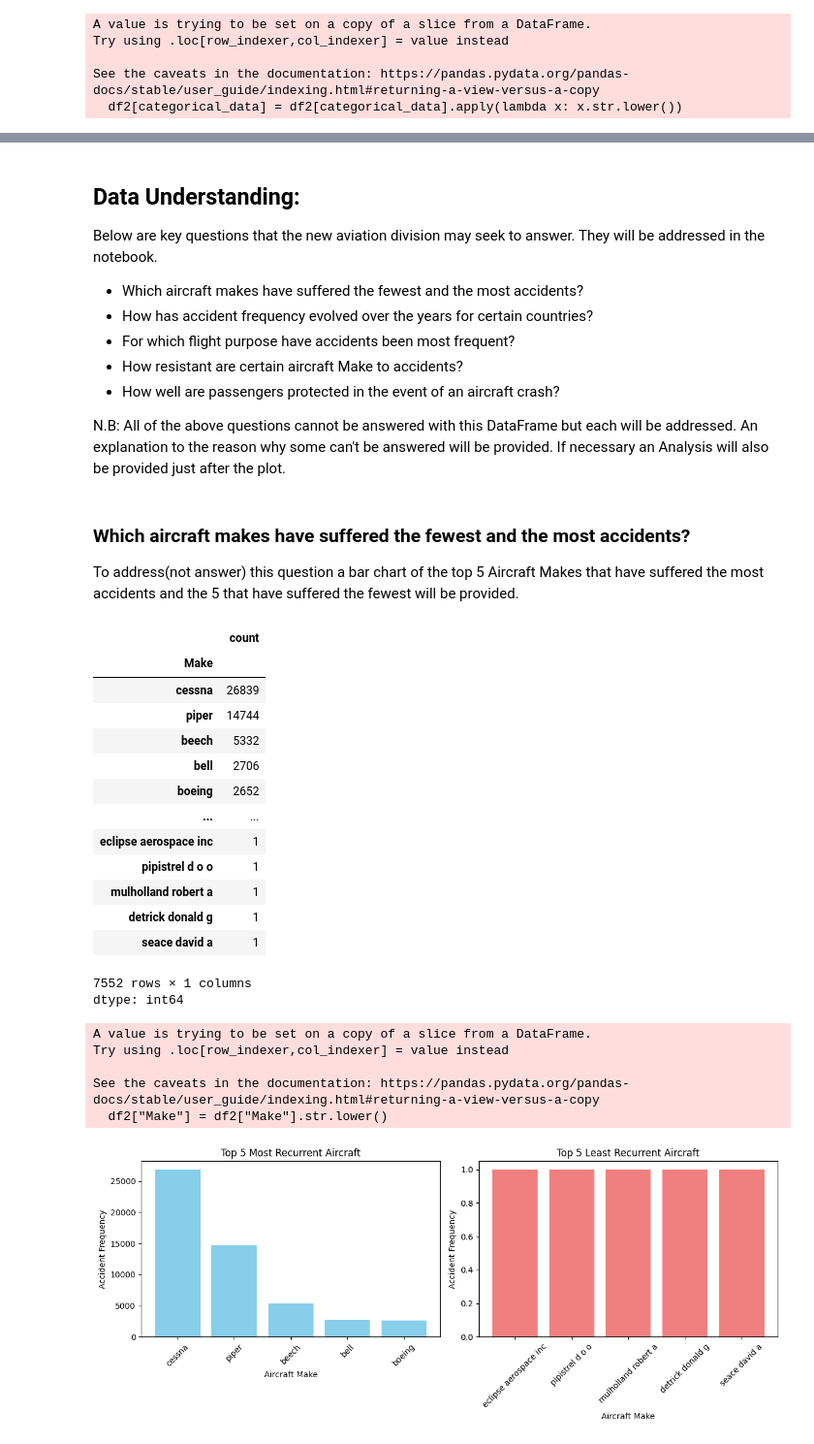
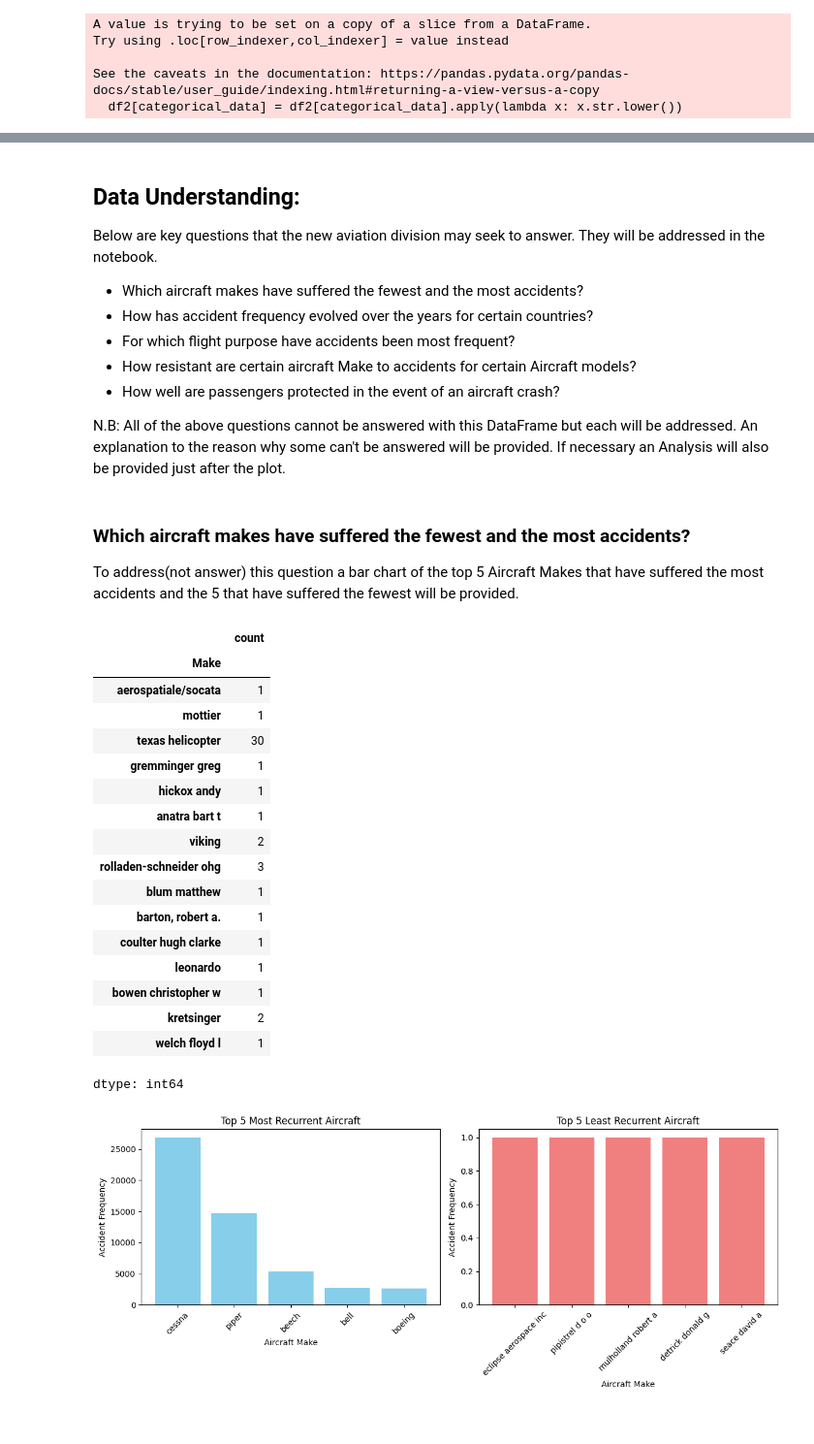
Before and after one commit to Haender-Michael/Haender_practice, a Jupyter notebook: Copie_de_Copie_de_Untitled1.ipynb, the cells around one changed output, grey strips where cells are left out. Shown: that part at 97% size. Drawn from its saved outputs; the diff is of its cells as text; code cells hidden in the pictures.

```diff
--- a/Copie_de_Copie_de_Untitled1.ipynb
+++ b/Copie_de_Copie_de_Untitled1.ipynb
@@ -264,7 +258,7 @@ Below are key questions that the new aviation division may seek to answer. They
 - Which aircraft makes have suffered the fewest and the most accidents?
 - How has accident frequency evolved over the years for certain countries?
 - For which flight purpose have accidents been most frequent?
-- How resistant are certain aircraft Make to accidents?
+- How resistant are certain aircraft Make to accidents for certain Aircraft models?
 - How well are passengers protected in the event of an aircraft crash?
 
 N.B: All of the above questions cannot be answered with this DataFrame but each will be addressed.
@@ -273,35 +267,25 @@ If necessary an Analysis will also be provided just after the plot.
 # %% [markdown]
 ### Which aircraft makes have suffered the fewest and the most accidents?
 To address(not answer) this question a bar chart of the top 5 Aircraft Makes that have suffered the most accidents and the 5 that have suffered the fewest will be provided.
-# %%
-df2['Make'].value_counts()
-# %% [output]
-|  | count |
-| Make |  |
-| cessna | 26839 |
-| piper | 14744 |
-| beech | 5332 |
-| bell | 2706 |
-| boeing | 2652 |
-| ... | ... |
-| eclipse aerospace inc | 1 |
-| pipistrel d o o | 1 |
-| mulholland robert a | 1 |
-| detrick donald g | 1 |
-| seace david a | 1 |
-7552 rows × 1 columns
-dtype: int64
-# %%
-# df2['Make'].value_counts()
-# by running the function above we can spot Cessna  more than one time.
-# piper also reappear as PIPER.
-# and many more typos.
-# let's fix that
-df2["Make"] = df2["Make"].str.lower()
-# %% [output]
-A value is trying to be set on a copy of a slice from a DataFrame.
-Try using .loc[row_indexer,col_indexer] = value instead
-
-See the caveats in the documentation: https://pandas.pydata.org/pandas-docs/stable/user_guide/indexing.html#returning-a-view-versus-a-copy
-  df2["Make"] = df2["Make"].str.lower()
+# %%
+df2['Make'].value_counts().sample(15) # to get an overview of the different Aircraft make.
+# %% [output]
+|  | count |
+| Make |  |
+| aerospatiale/socata | 1 |
+| mottier | 1 |
+| texas helicopter | 30 |
+| gremminger greg | 1 |
+| hickox andy | 1 |
+| anatra bart t | 1 |
+| viking | 2 |
+| rolladen-schneider ohg | 3 |
+| blum matthew | 1 |
+| barton, robert a. | 1 |
+| coulter hugh clarke | 1 |
+| leonardo | 1 |
+| bowen christopher w | 1 |
+| kretsinger | 2 |
+| welch floyd l | 1 |
+dtype: int64
 # %%
```
Also changed, not shown: parts of 25 cells of this notebook.
